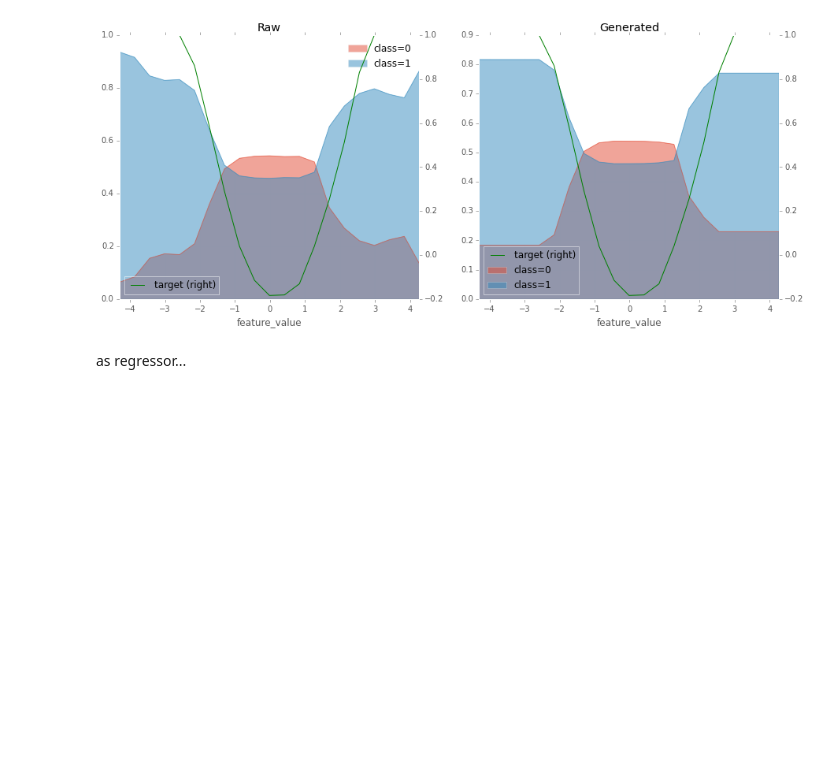
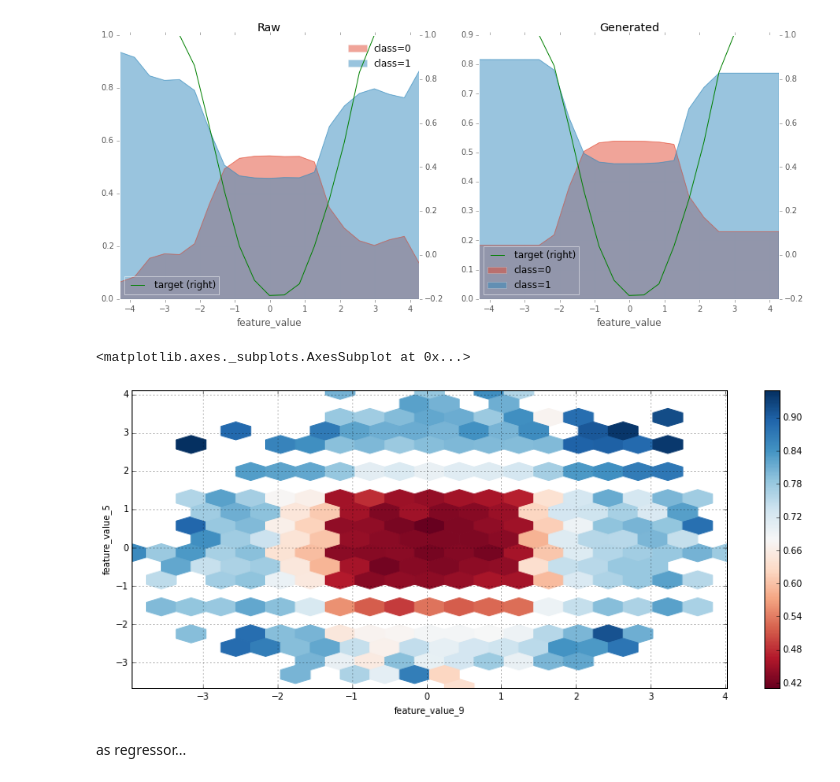
Before and after one commit to lmatthieu/feature_analysis, a Jupyter notebook: feature_response.ipynb, the cells around one changed output. Cells and saved outputs as stored; diff of their text form; code cells hidden in the pictures; blank space fills up the shorter version.

Commit message:
nd space

```diff
--- a/feature_response.ipynb
+++ b/feature_response.ipynb
@@ -54,6 +56,43 @@ def feature_analysis(clf, X, y, indice, bins=10, proba=True, reg_bin=0):
     pdf["feature_value"] = pX[:, indice]
     pdf["target"] = py
     return pdf.groupby("feature_value").mean(), feature_names
+# %%
+def feature_analysis_nd(clf, X, y, indices, bins=10, proba=True, reg_bin=0):
+    """
+    clf: scikit learn model
+    X: features
+    y: target
+    indice1: feature to analyze
+    indice2: feature to analyze
+    bins: the number of equal-width bins in the feature space
+    proba: use predict_proba, (True by default, False if reg_bin>0).
+    reg_bin: the number of equal-width bins in the target space (for regression)
+    """
+    pX = X.copy()
+    py = y.copy()
+    for indice in indices:
+        h, edges = np.histogram(X[:, indice], bins=bins)
+        dg = np.digitize(pX[:, indice], edges, right=True)
+        pX[:, indice] = edges[dg]
+    if reg_bin > 0:
+        h, edges = np.histogram(y, bins=reg_bin)
+        py = edges[np.digitize(py, edges, right=True)]
+        proba = False
+    if proba:
+        ppred = clf.predict_proba(pX)
+        pdf = pd.DataFrame(ppred)
+        pdf.columns = map(lambda x: "class=" + str(x), list(pdf.columns))
+    else:
+        ppred = clf.predict(pX)
+        pdf = pd.DataFrame(ppred)
+        pdf.columns = ["ypred"]
+    feature_names = list(pdf.columns)
+    indices_names = []
+    for indice in indices:
+        pdf["feature_value_%d" %indice] = pX[:, indice]
+        indices_names.append("feature_value_%d" %indice)
+    pdf["target"] = py
+    return pdf.groupby(indices_names).mean(), feature_names
 # %% [markdown]
 ## Regression: testing diabete dataset
 # %%
@@ -172,6 +231,15 @@ pdf2[n].plot(kind="area", stacked=st, ax=axes[1], title="Generated")
 # %% [output]
 <matplotlib.axes._subplots.AxesSubplot at 0x...>
 [figure]
+# %%
+st = False
+feature_no = [9, 5]
+pdf, n = feature_analysis_nd(clf, X, y, feature_no, bins=20)
+pdf.reset_index(inplace=True)
+pdf.plot(kind="hexbin", x="feature_value_9", y="feature_value_5", C="class=1", gridsize=20, cmap=plt.cm.RdBu)
+# %% [output]
+<matplotlib.axes._subplots.AxesSubplot at 0x...>
+[figure, added]
 # %% [markdown]
 as regressor...
 # %%
```
Also changed, not shown: parts of 7 cells of this notebook.
